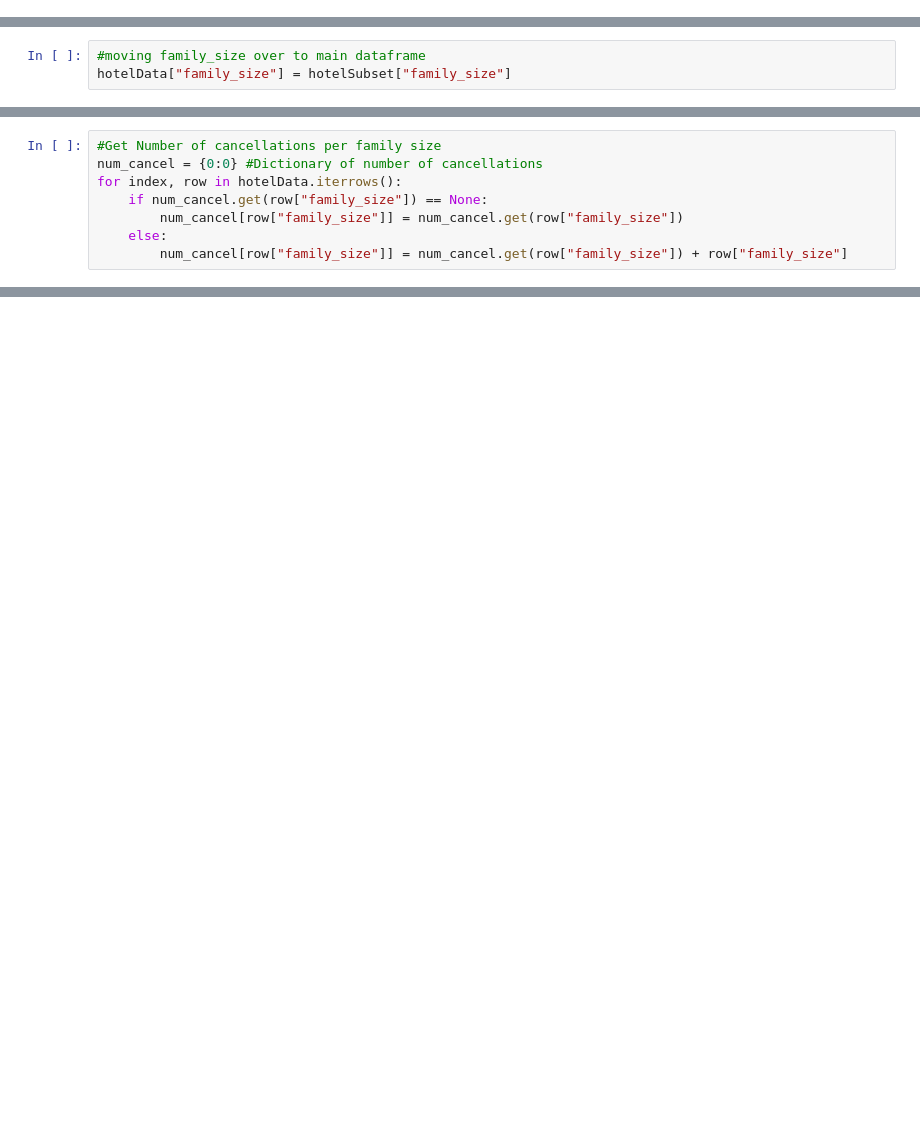
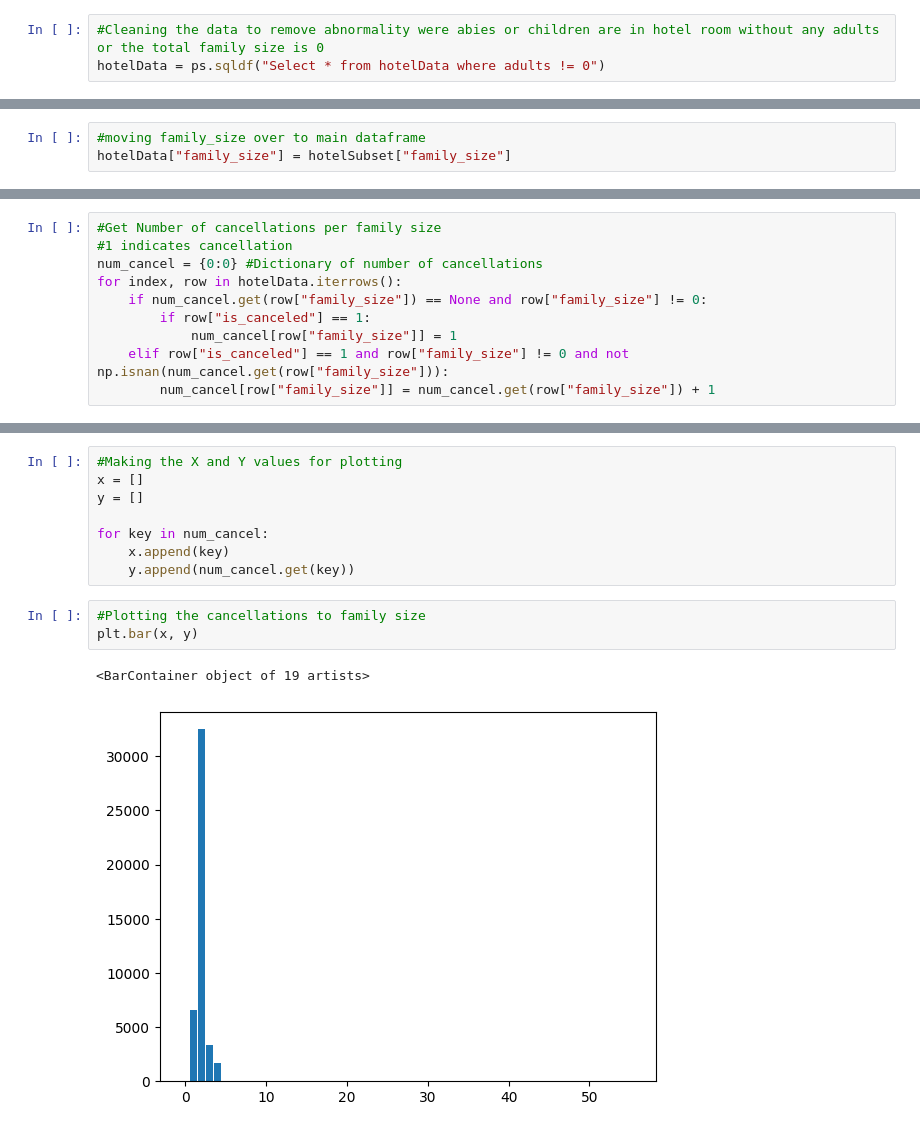
Before and after one commit to sgupta40/HotelBooking, a Jupyter notebook: HotelBooking.ipynb, the cells around one changed output, grey strips where cells are left out. Drawn from its saved outputs; the diff is of its cells as text; blank space fills up the shorter version.

Commit message:
Plotting the cancellations against family size

```diff
--- a/HotelBooking.ipynb
+++ b/HotelBooking.ipynb
@@ -25,6 +26,9 @@ Data columns (total 32 columns):
  31  reservation_status_date         119390 non-null  object
 dtypes: float64(4), int64(16), object(12)
 memory usage: 29.1+ MB
+# %%
+#Cleaning the data to remove abnormality were abies or children are in hotel room without any adults or the total family size is 0
+hotelData = ps.sqldf("Select * from hotelData where adults != 0")
 # %%
 #Gathering a subset of the adults, children, babies to then add a column for total family size
 hotelSubset = hotelData[["adults", "children", "babies"]]
@@ -113,10 +117,12 @@ hotelData
 # %%
 #Get Number of cancellations per family size
+#1 indicates cancellation
 num_cancel = {0:0} #Dictionary of number of cancellations
 for index, row in hotelData.iterrows():
-    if num_cancel.get(row["family_size"]) == None:
-        num_cancel[row["family_size"]] = num_cancel.get(row["family_size"])
-    else:
-        num_cancel[row["family_size"]] = num_cancel.get(row["family_size"]) + row["family_size"]
+    if num_cancel.get(row["family_size"]) == None and row["family_size"] != 0:
+        if row["is_canceled"] == 1:
+            num_cancel[row["family_size"]] = 1
+    elif row["is_canceled"] == 1 and row["family_size"] != 0 and not np.isnan(num_cancel.get(row["family_size"])):
+        num_cancel[row["family_size"]] = num_cancel.get(row["family_size"]) + 1
 # %%
 #Verifying num cancel with known values
@@ -143,0 +150,14 @@ num_cancel
+# %%
+#Making the X and Y values for plotting
+x = []
+y = []
+
+for key in num_cancel:
+    x.append(key)
+    y.append(num_cancel.get(key))
+# %%
+#Plotting the cancellations to family size
+plt.bar(x, y)
+# %% [output]
+<BarContainer object of 19 artists>
+[figure, added]
```
Also changed, not shown: parts of 6 cells of this notebook.
